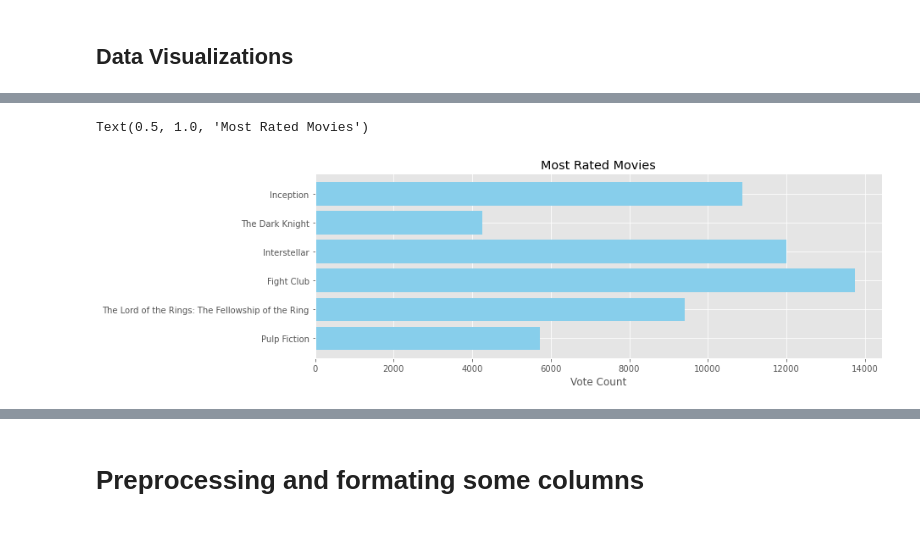
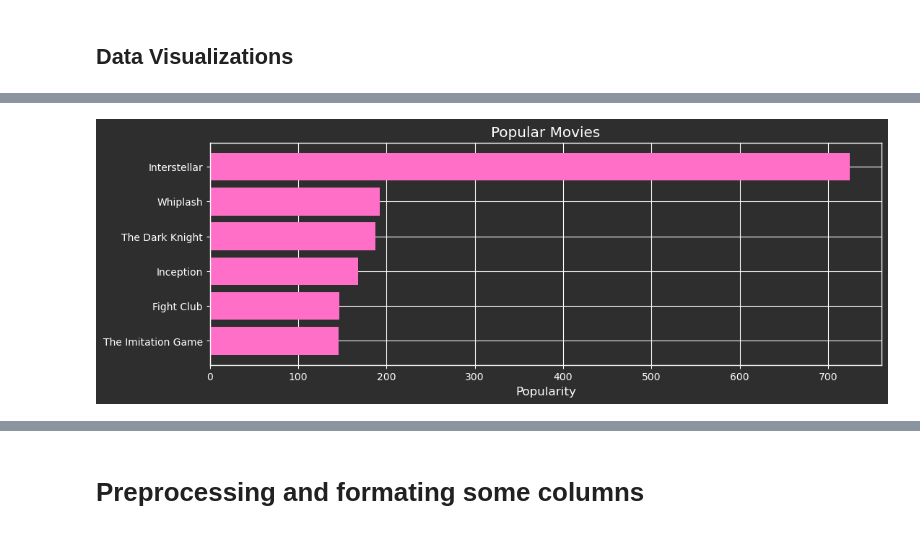
Before and after one commit to santiagoAlvz/MovieRecommendation, a Jupyter notebook: Movie_Recommendation_System.ipynb, the cells around one changed output, grey strips where cells are left out. Saved outputs shown, nothing was run; the diff lists cells and outputs as text; code cells hidden in the pictures.

```diff
--- a/Movie_Recommendation_System.ipynb
+++ b/Movie_Recommendation_System.ipynb
@@ -68,12 +37,35 @@ Text(0.5, 1.0, 'Best Rated Movies')
-# %%
-most_voted = movies.sort_values('vote_count', ascending=False)
-plt.figure(figsize=(12,4))
-
-plt.barh(most_voted['title'].head(6),pop['vote_count'].head(6), align='center',
-        color='skyblue')
-plt.gca().invert_yaxis()
-plt.xlabel("Vote Count")
-plt.title("Most Rated Movies")
-# %% [output]
-Text(0.5, 1.0, 'Most Rated Movies')
-[figure, removed]
+# %%
+import matplotlib.pyplot as plt
+
+# Use ggplot style
+plt.style.use('ggplot')
+
+# Assuming 'movies' DataFrame is already defined and has 'title' and 'popularity' columns
+pop = movies.sort_values('popularity', ascending=False)
+
+# Create a figure with specified size
+fig, ax = plt.subplots(figsize=(12, 4))
+
+# Plot horizontal bar chart with neon pink color
+ax.barh(pop['title'].head(6), pop['popularity'].head(6), align='center', color='#FF6EC7')  # Neon pink color code
+
+# Invert y-axis to have the most popular movie at the top
+ax.invert_yaxis()
+
+# Set the background color to dark
+ax.set_facecolor('#2E2E2E')  # Dark background color
+fig.patch.set_facecolor('#2E2E2E')
+
+# Set the labels and title with white color for better visibility
+ax.set_xlabel("Popularity", color='white')
+ax.set_title("Popular Movies", color='white')
+
+# Change the color of the ticks and tick labels to white
+ax.tick_params(colors='white', which='both')  # both major and minor ticks are affected
+plt.yticks(color='white')
+plt.xticks(color='white')
+
+# Show the plot
+plt.show()
+# %% [output]
+[figure, added]
```
Also changed, not shown: parts of 58 cells of this notebook.
